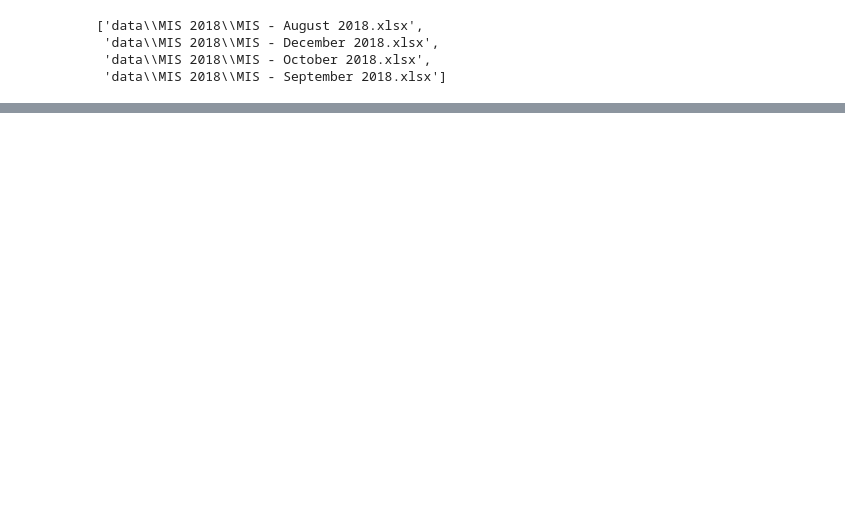
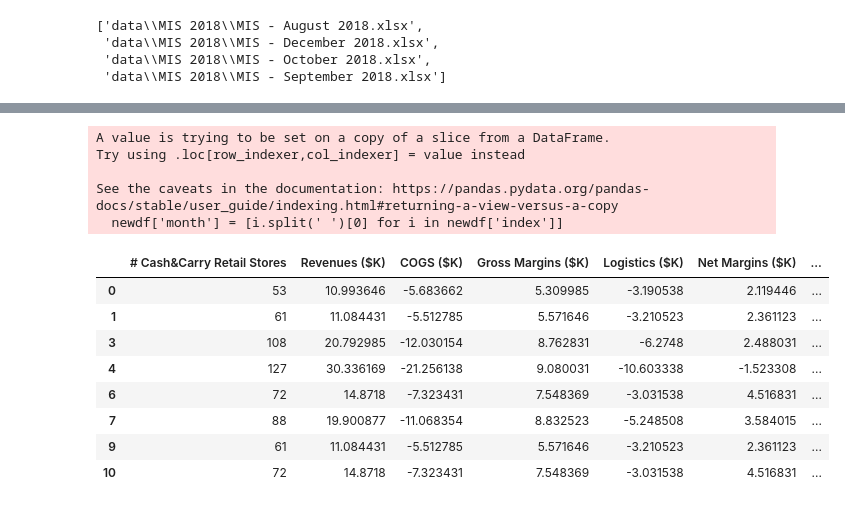
Before and after one commit to ds-amrit/MIS_POC, a Jupyter notebook: notebook/data_processing.ipynb, the cells around one changed output, grey strips where cells are left out. Saved outputs shown, nothing was run; the diff lists cells and outputs as text; code cells hidden in the pictures; blank space fills up the shorter version.

Commit message:
Preprocess data to consolidate MIS financials 2018

```diff
--- a/notebook/data_processing.ipynb
+++ b/notebook/data_processing.ipynb
@@ -92,0 +104,19 @@ dflong
+# %%
+# Correcting the format of months
+newdf['month'] = [i.split(' ')[0] for i in newdf['index']]
+newdf
+# %% [output]
+A value is trying to be set on a copy of a slice from a DataFrame.
+Try using .loc[row_indexer,col_indexer] = value instead
+
+See the caveats in the documentation: https://pandas.pydata.org/pandas-docs/stable/user_guide/indexing.html#returning-a-view-versus-a-copy
+  newdf['month'] = [i.split(' ')[0] for i in newdf['index']]
+|  | # Cash&Carry Retail Stores | Revenues ($K) | COGS ($K) | Gross Margins ($K) | Logistics ($K) | Net Margins ($K) | ... |
+| 0 | 53 | 10.993646 | -5.683662 | 5.309985 | -3.190538 | 2.119446 | ... |
+| 1 | 61 | 11.084431 | -5.512785 | 5.571646 | -3.210523 | 2.361123 | ... |
+| 3 | 108 | 20.792985 | -12.030154 | 8.762831 | -6.2748 | 2.488031 | ... |
+| 4 | 127 | 30.336169 | -21.256138 | 9.080031 | -10.603338 | -1.523308 | ... |
+| 6 | 72 | 14.8718 | -7.323431 | 7.548369 | -3.031538 | 4.516831 | ... |
+| 7 | 88 | 19.900877 | -11.068354 | 8.832523 | -5.248508 | 3.584015 | ... |
+| 9 | 61 | 11.084431 | -5.512785 | 5.571646 | -3.210523 | 2.361123 | ... |
+| 10 | 72 | 14.8718 | -7.323431 | 7.548369 | -3.031538 | 4.516831 | ... |
```
Also changed, not shown: parts of 17 cells of this notebook, 1 other file.
